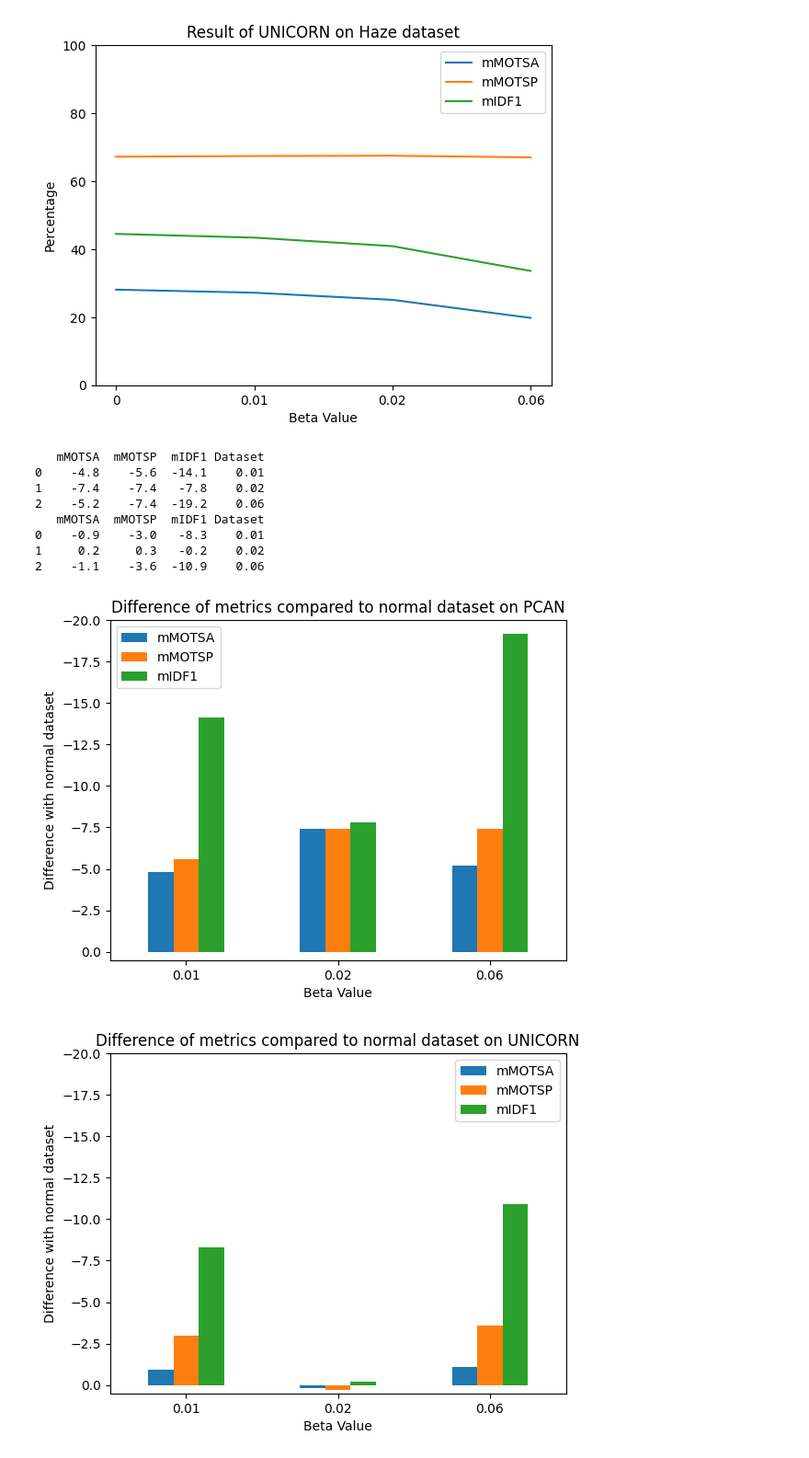
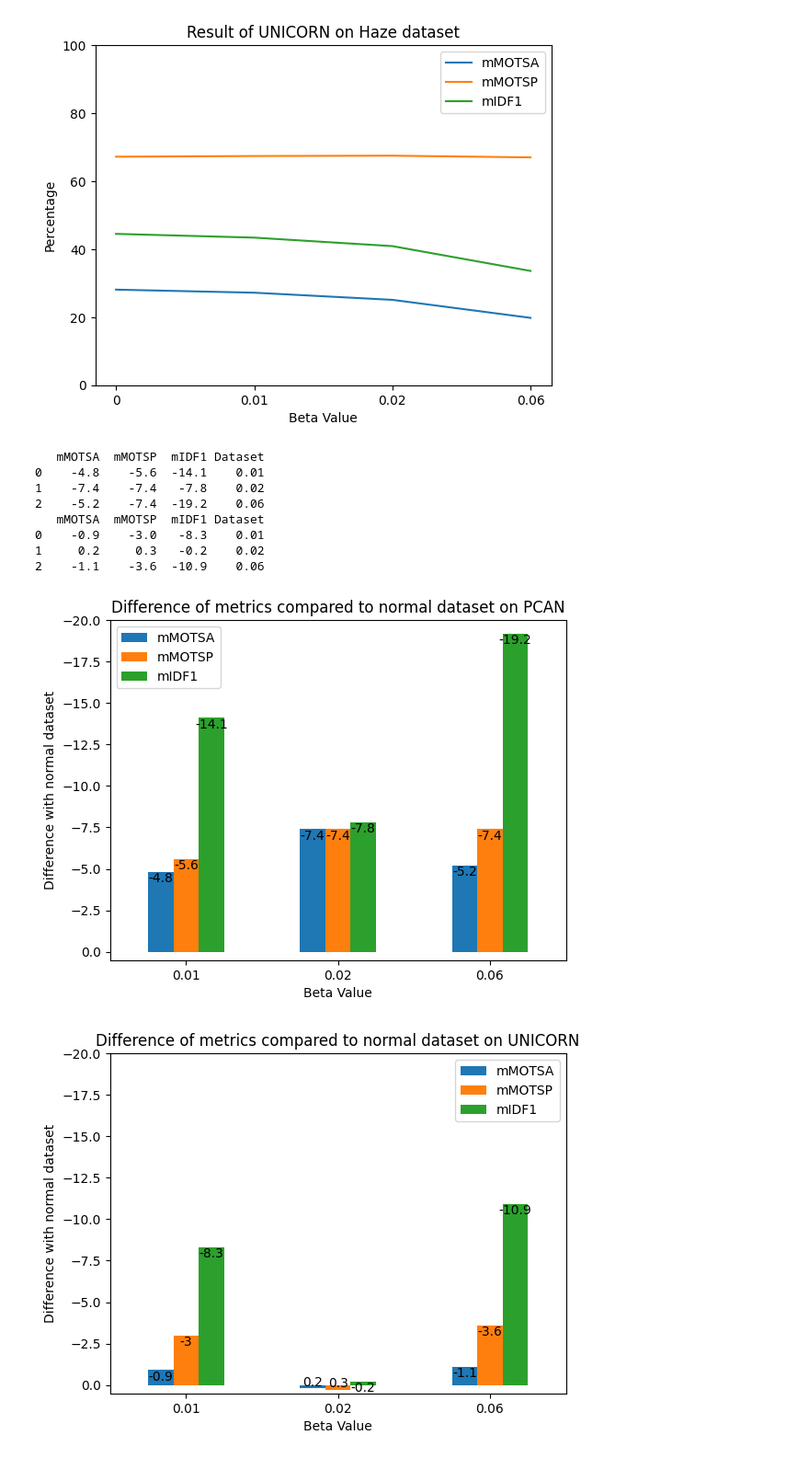
Before and after one commit to 2223CUHKFYP/2223CUHKFYP.github.io, a Jupyter notebook: resources/make_graph.ipynb, the cells around one changed output. Shown: that part at 92% size. Saved outputs shown, nothing was run; the diff lists cells and outputs as text; code cells hidden in the pictures.

Commit message:
Update figures

```diff
--- a/resources/make_graph.ipynb
+++ b/resources/make_graph.ipynb
@@ -43,32 +43,34 @@ for model in models:
 betas = [0.01, 0.02, 0.06]
 for model in models:
     temp = []
     for metric in metrics:
         temp2 = []
         for beta in betas:
             target_df = df_haze[(df_haze["Model"]==model) & (df_haze["Dataset"]==beta)][[metric]]
             target_df[metric] = target_df[metric].astype(str).apply(lambda x:x.split("(")[1].split(")")[0]).astype(float)
             temp2.append(target_df.values[0][0])
         temp.append(temp2)
     df = pd.DataFrame(temp, columns=metrics)
     df["Dataset"] = ["0.01", "0.02", "0.06"]
     ax = df.plot(x="Dataset", y=metrics, kind="bar")
+    for container in ax.containers:
+        ax.bar_label(container)
     ax.invert_yaxis()
     ax.set_ylim(0.5,-20)
     ax.set_ylabel("Difference with normal dataset")
     ax.set_xlabel("Beta Value")
     plt.title(f"Difference of metrics compared to normal dataset on {model}")
     plt.xticks(rotation=0)
     plt.savefig(f"{model}_haze_diff")
     print(df)
 # %% [output]
    mMOTSA  mMOTSP  mIDF1 Dataset
 0    -4.8    -5.6  -14.1    0.01
 1    -7.4    -7.4   -7.8    0.02
 2    -5.2    -7.4  -19.2    0.06
    mMOTSA  mMOTSP  mIDF1 Dataset
 0    -0.9    -3.0   -8.3    0.01
 1     0.2     0.3   -0.2    0.02
 2    -1.1    -3.6  -10.9    0.06
-[figure, old version]
+[figure, new version]
-[figure, old version]
+[figure, new version]
```
Also changed, not shown: parts of 10 cells of this notebook, 8 other files.
